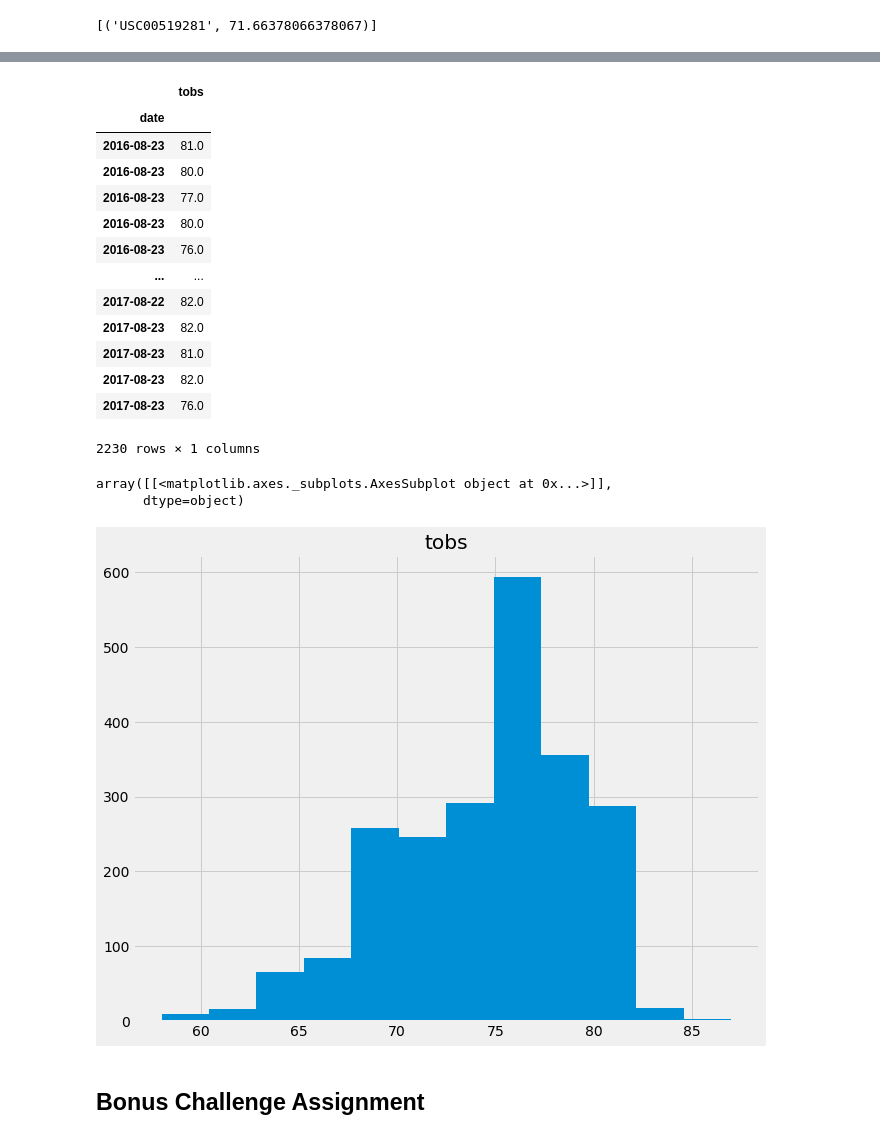
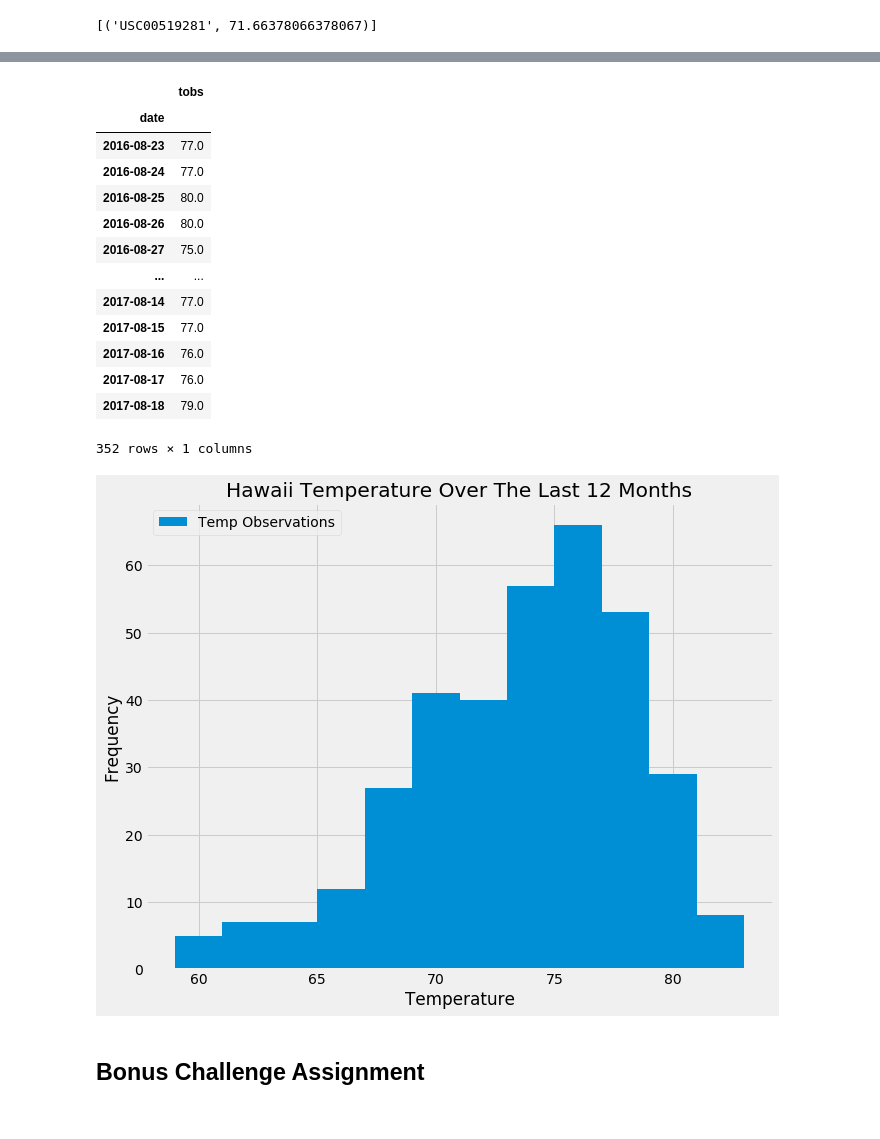
Before and after one commit to kmcgrath88/sqlalchemy-challenge, a Jupyter notebook: climate_starter.ipynb, the cells around one changed output, grey strips where cells are left out. Drawn from its saved outputs; the diff is of its cells as text; code cells hidden in the pictures.

```diff
--- a/climate_starter.ipynb
+++ b/climate_starter.ipynb
@@ -257,6 +257,8 @@ avg_temp
 #----most_recent_date # ---
 
 # Perform a query to retrieve the data and precipitation scores
-last_year_temp = session.query(Measurement.date, Measurement.tobs).filter(Measurement.date >= last_12months).all()
+last_year_temp = session.query(Measurement.date, Measurement.tobs).filter(Measurement.station == 'USC00519281').\
+    filter(Measurement.date >= last_12months).all()
 last_year_temp
+#Measurement.date,
 # %% [output]
@@ -288,25 +290,25 @@ temp_df
 # %% [output]
 |  | tobs |
 | date |  |
-| 2016-08-23 | 81.0 |
-| 2016-08-23 | 80.0 |
 | 2016-08-23 | 77.0 |
-| 2016-08-23 | 80.0 |
-| 2016-08-23 | 76.0 |
+| 2016-08-24 | 77.0 |
+| 2016-08-25 | 80.0 |
+| 2016-08-26 | 80.0 |
+| 2016-08-27 | 75.0 |
 | ... | ... |
-| 2017-08-22 | 82.0 |
-| 2017-08-23 | 82.0 |
-| 2017-08-23 | 81.0 |
-| 2017-08-23 | 82.0 |
-| 2017-08-23 | 76.0 |
+| 2017-08-14 | 77.0 |
+| 2017-08-15 | 77.0 |
+| 2017-08-16 | 76.0 |
+| 2017-08-17 | 76.0 |
+| 2017-08-18 | 79.0 |
-2230 rows × 1 columns
+352 rows × 1 columns
 # %%
-temp_df.hist('tobs', bins = 12, figsize=(10,8)) #, title = 'Temperature')
-#plt.legend()
+temp_df['tobs'].plot.hist(bins = 12, figsize=(10,8), title = 'Hawaii Temperature Over The Last 12 Months')
+plt.xlabel('Temperature')
+plt.legend(['Temp Observations'])
+plt.show()
 # %% [output]
-array([[<matplotlib.axes._subplots.AxesSubplot object at 0x...>]],
-      dtype=object)
-[figure, old version]
+[figure, new version]
 # %% [markdown]
 ## Bonus Challenge Assignment
 # %%
```
Also changed, not shown: parts of 6 cells of this notebook, 2 other files.
